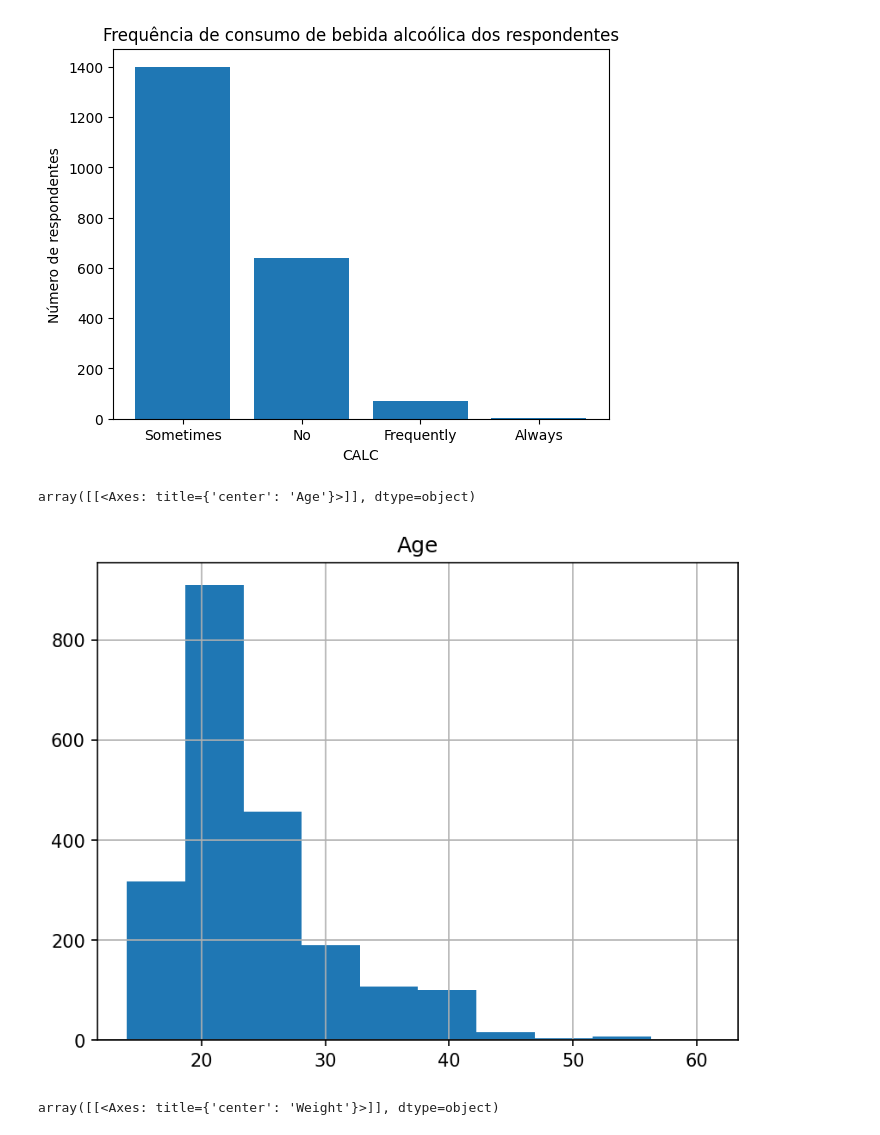
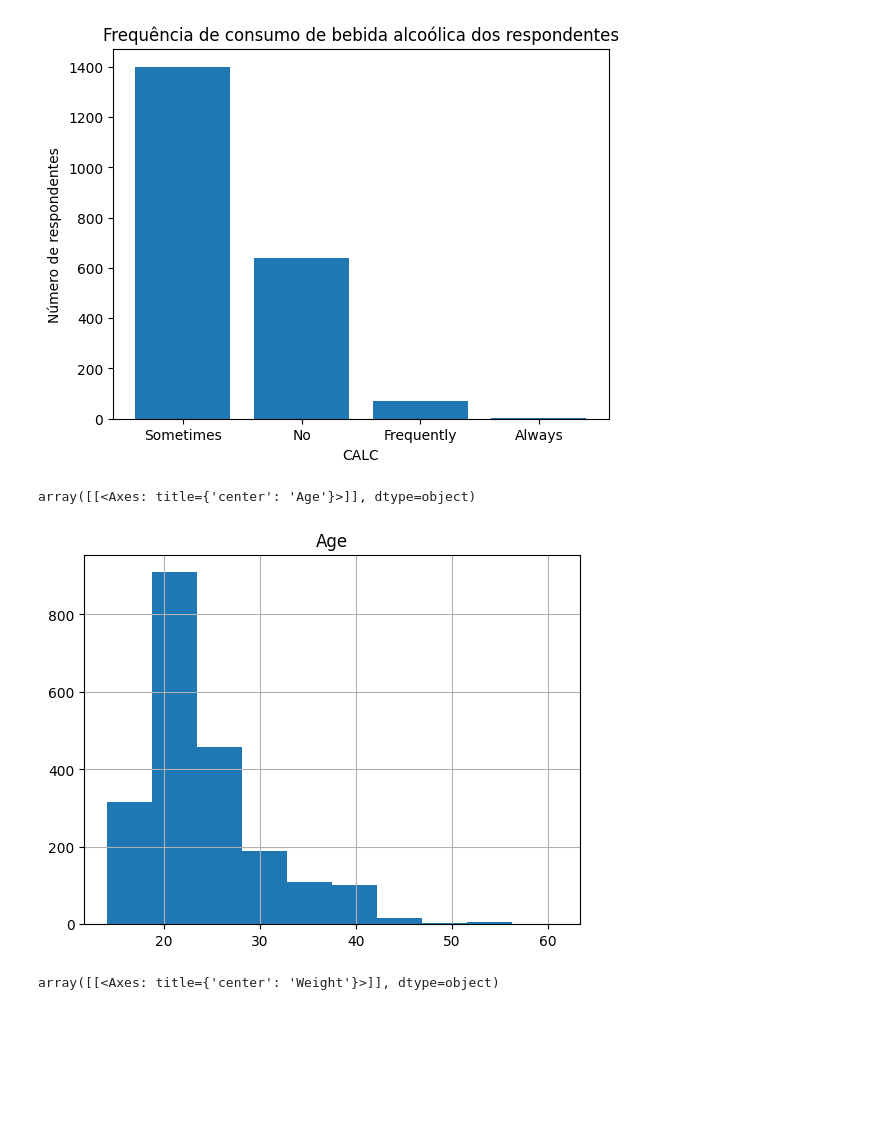
Before and after one commit to flamartini/PUCRIO_EAD_CIENCIA_DADOS, a Jupyter notebook: MVP_Níveis_de_obesidade.ipynb, the cells around one changed output. Saved outputs shown, nothing was run; the diff lists cells and outputs as text; code cells hidden in the pictures; blank space fills up the shorter version.

```diff
--- a/MVP_Níveis_de_obesidade.ipynb
+++ b/MVP_Níveis_de_obesidade.ipynb
@@ -564,13 +564,13 @@ plt.ylabel("Número de respondentes");
 # %%
 # renderiza a plotagem automaticamente
 
 %matplotlib inline
 
-plt.rcParams['figure.dpi'] = 150 # figuras em alta resolução
+plt.rcParams['figure.dpi'] = 100 # figuras em alta resolução
 data_obesity[['Age']].hist()
 # %% [output]
 array([[<Axes: title={'center': 'Age'}>]], dtype=object)
-[figure, old version]
+[figure, new version]
 # %%
 data_obesity[['Weight']].hist()
 # %% [output]
```
Also changed, not shown: parts of 19 cells of this notebook.
